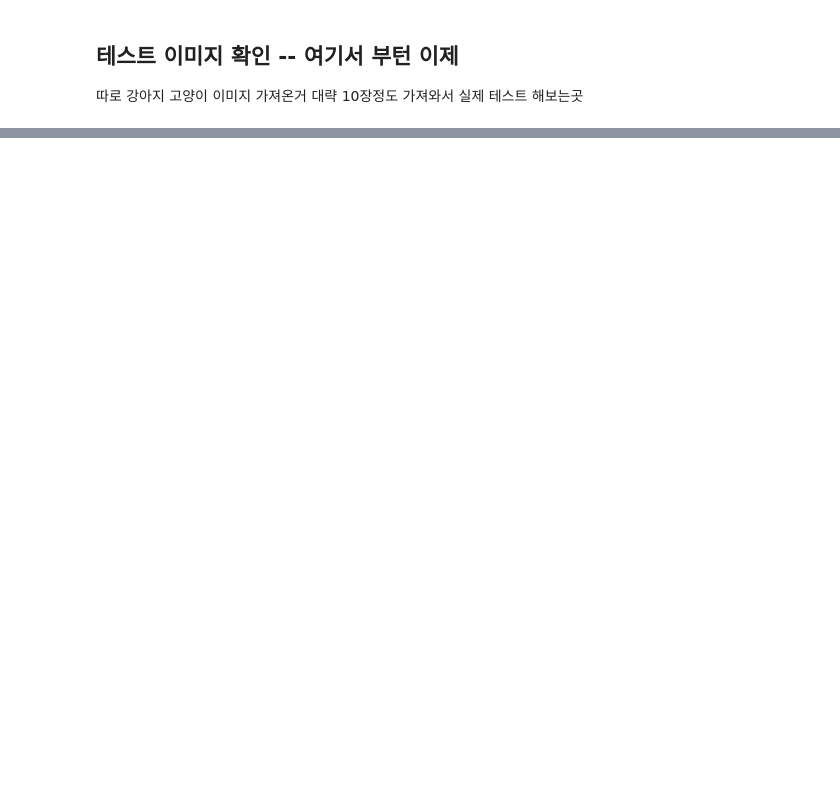
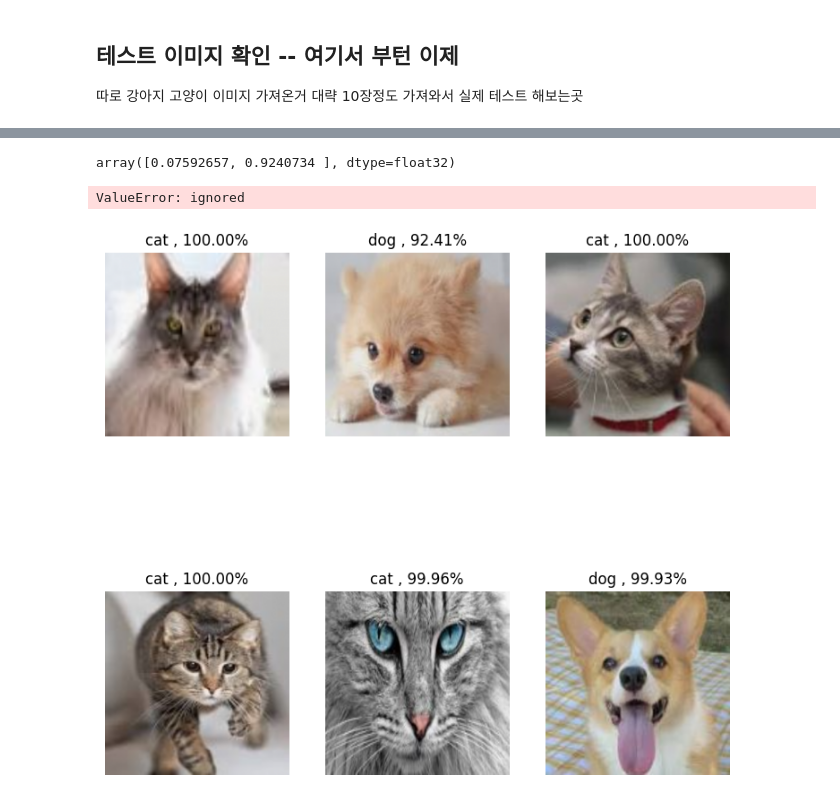
Before and after one commit to dlvvkfl88/CS-Knowldege, a Jupyter notebook: ImageDataGenerator_고양이강아지전이학습1112.ipynb, the cells around one changed output, grey strips where cells are left out. Saved outputs shown, nothing was run; the diff lists cells and outputs as text; code cells hidden in the pictures; blank space fills up the shorter version.

```diff
--- a/ImageDataGenerator_고양이강아지전이학습1112.ipynb
+++ b/ImageDataGenerator_고양이강아지전이학습1112.ipynb
@@ -469,0 +492,41 @@ plt.show()
+# %%
+pred[1]
+# %% [output]
+array([0.07592657, 0.9240734 ], dtype=float32)
+# %%
+import matplotlib.pyplot as plt
+import numpy as np
+
+class_name = ['cat', 'dog']  # ImageDataGenerator에서 cat=0, dog=1
+threshold = 0.5
+
+plt.figure(figsize=(9, 9))  # 크기 조정
+
+num_images = len(pred)
+
+# 적절한 행과 열의 개수로 서브플롯 생성
+num_rows = 2
+num_cols = 3
+
+# pred 배열이 2차원이라고 가정하고 확인
+if len(pred.shape) != 2:
+    raise ValueError("pred 배열은 2차원이어야 합니다. 현재 pred 배열의 shape:", pred.shape)
+
+if pred.shape[1] != len(class_name):
+    raise ValueError("pred 배열의 두 번째 차원 크기는 클래스 개수와 동일해야 합니다. 현재 pred 배열의 shape:", pred.shape)
+
+for i in range(num_images):
+
+    plt.subplot(num_rows, num_cols, i + 1)
+
+    prediction = str(class_name[np.argmax(pred[i])])
+    probility = '{0:0.2f}'.format(100 * max(pred[i]))
+    title_str = prediction + ' , ' + probility + '%'
+    plt.axis('off')
+    plt.title(title_str)
+    plt.imshow(test_img_list[i])
+
+plt.show()
+# %% [output]
+ValueError: ignored
+[figure, added]
```
Also changed, not shown: parts of 22 cells of this notebook.
